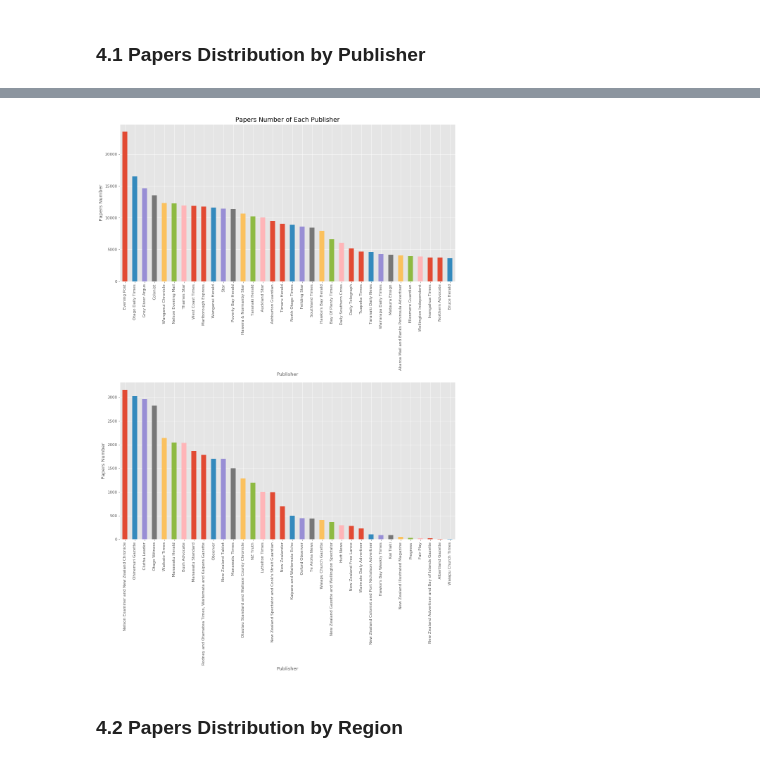
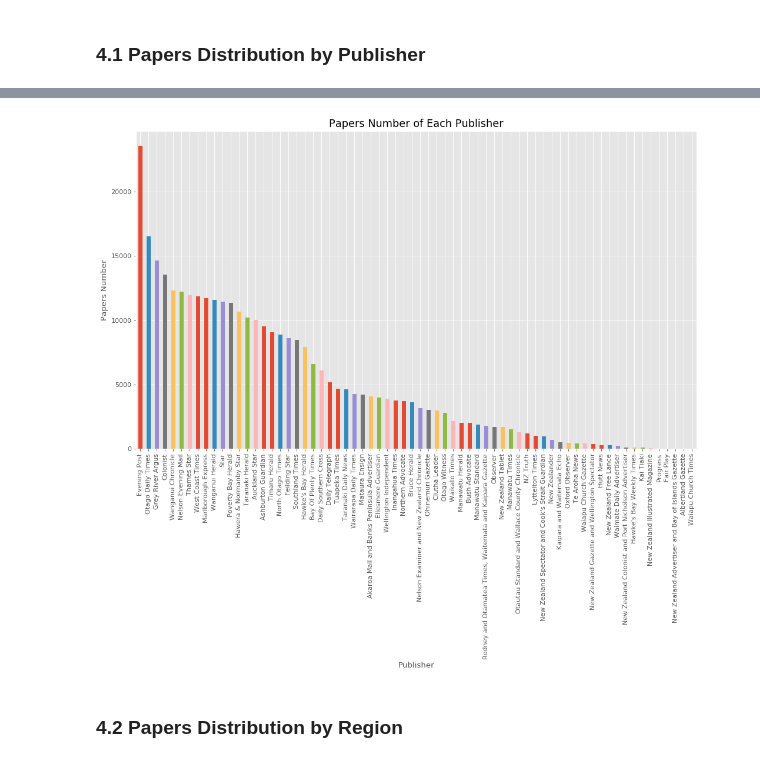
Before and after one commit to xandercai/papers-past-topic-modeling, a Jupyter notebook: 3-exploring/1-explore.ipynb, the cells around one changed output, grey strips where cells are left out. Saved outputs shown, nothing was run; the diff lists cells and outputs as text; code cells hidden in the pictures.

```diff
--- a/3-exploring/1-explore.ipynb
+++ b/3-exploring/1-explore.ipynb
@@ -192,31 +209,20 @@ df_paper_count.T
 | publisher | Evening Post | Otago Daily Times | Grey River Argus | Colonist | Wanganui Chronicle | Nelson Evening Mail | Thames Star | West Coast Times | Marlborough Express | Wanganui Herald | Star | ... |
 | count | 23556 | 16518 | 14667 | 13558 | 12339 | 12238 | 11953 | 11869 | 11739 | 11587 | 11437 | ... |
 # %%
-# index of half dataframe, split dataframe to plot better
-i = int(df_paper_count.shape[0]/2)
-
 # plot
-fig, axes = plt.subplots(nrows=2, ncols=1, figsize=(13, 20), dpi=dpi)
-fig.subplots_adjust(hspace=0.6)
-df_paper_count.iloc[:i].plot(ax=axes[0],
-                             kind='bar',
-                             x='publisher',
-                             y='count',
-                             legend=False)
-df_paper_count.iloc[i:].plot(ax=axes[1],
-                             kind='bar',
-                             x='publisher',
-                             y='count',
-                             legend=False)
-axes[0].set_title('Papers Number of Each Publisher', fontdict=dict(size=16))
-axes[0].set_ylabel('Papers Number')
-axes[0].set_xlabel('Publisher')
-axes[1].set_ylabel('Papers Number')
-axes[1].set_xlabel('Publisher')
+fig, axes = plt.subplots(figsize=(13,12), dpi=dpi)
+df_paper_count.plot(ax=axes,
+                    kind='bar',
+                    x='publisher',
+                    y='count',
+                    legend=False)
+axes.set_title('Papers Number of Each Publisher', fontdict=dict(size=16))
+axes.set_ylabel('Papers Number')
+axes.set_xlabel('Publisher')
 fig.tight_layout()
 plt.show()
 # %% [output]
-[figure, old version]
+[figure, new version]
 # %% [markdown]
 ### 4.2 Papers Distribution by Region
 # %%
```
Also changed, not shown: parts of 12 cells of this notebook, 2 other files.
